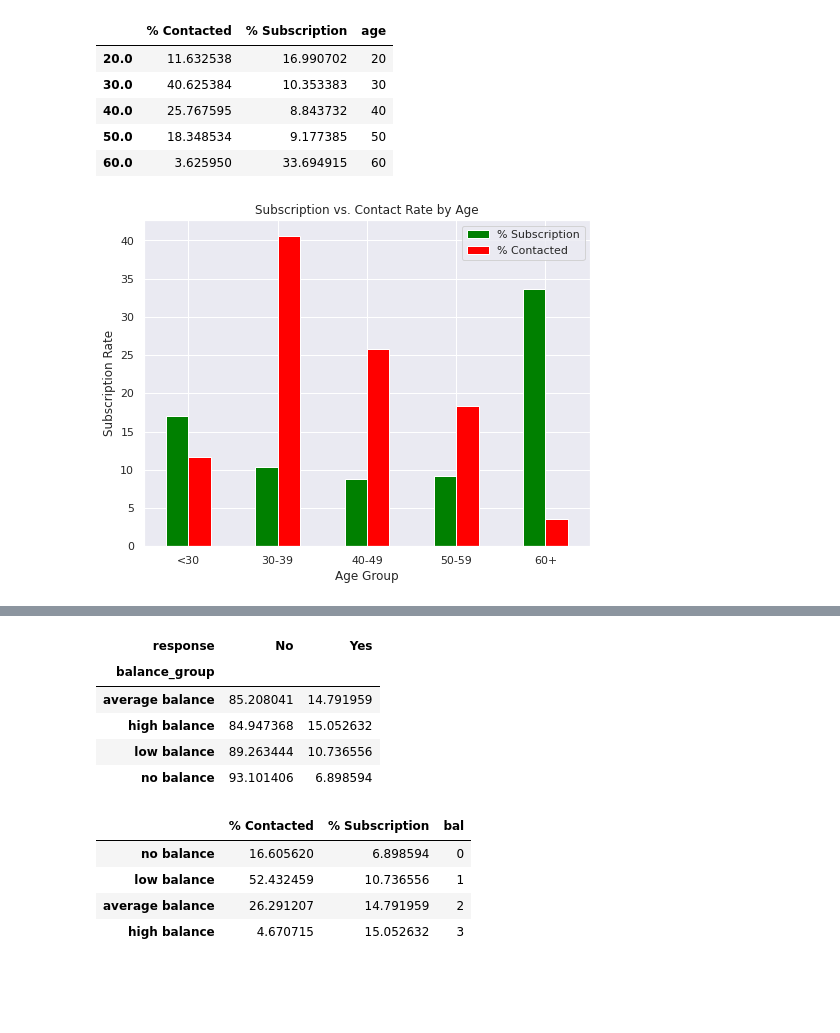
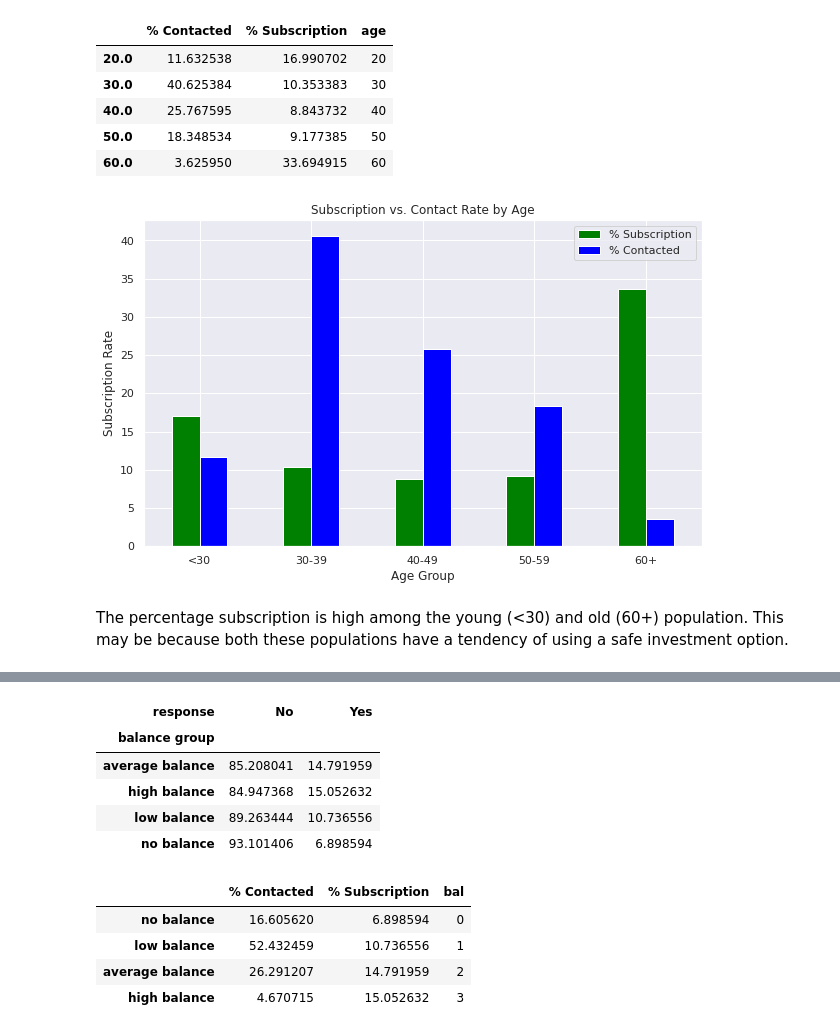
Before and after one commit to sautrikc/Bank-Campaign, a Jupyter notebook: Bank_Campaign.ipynb, the cells around one changed output, grey strips where cells are left out. Cells and saved outputs as stored; diff of their text form; code cells hidden in the pictures; blank space fills up the shorter version.

```diff
--- a/Bank_Campaign.ipynb
+++ b/Bank_Campaign.ipynb
@@ -265,11 +267,11 @@ From the heatmap of the variables, it is evident that only **duration** has a si
 # %%
 # Visualizing the response with respect to age and percentage contacted
 df_temp = df5.copy()
-df_temp.loc[df_temp["age"] < 30,  'age_group'] = 20
-df_temp.loc[(df_temp["age"] >= 30) & (df_temp["age"] <= 39), 'age_group'] = 30
-df_temp.loc[(df_temp["age"] >= 40) & (df_temp["age"] <= 49), 'age_group'] = 40
-df_temp.loc[(df_temp["age"] >= 50) & (df_temp["age"] <= 59), 'age_group'] = 50
-df_temp.loc[df_temp["age"] >= 60, 'age_group'] = 60
+df_temp.loc[df_temp["age"] < 30,  'age group'] = 20
+df_temp.loc[(df_temp["age"] >= 30) & (df_temp["age"] <= 39), 'age group'] = 30
+df_temp.loc[(df_temp["age"] >= 40) & (df_temp["age"] <= 49), 'age group'] = 40
+df_temp.loc[(df_temp["age"] >= 50) & (df_temp["age"] <= 59), 'age group'] = 50
+df_temp.loc[df_temp["age"] >= 60, 'age group'] = 60
 df_temp.sample(10)
 # %% [output]
 |  | age | job | marital | education | default | balance | housing | loan | day | month | duration | ... |
@@ -286,8 +288,9 @@ df_temp.sample(10)
 # %%
-count_age_response_pct = pd.crosstab(df_temp['response'],df_temp['age_group']).apply(lambda x: x/x.sum() * 100)
-count_age_response_pct = count_age_response_pct.transpose()
-count_age_response_pct.columns=count_age_response_pct.columns.astype(str)
-count_age_response_pct.rename(columns = {'0':'No', '1':'Yes'}, inplace = True)
-count_age_response_pct
+age_response_pct = pd.crosstab(df_temp['response'],
+                               df_temp['age group']).apply(lambda x: x/x.sum() * 100)
+age_response_pct = age_response_pct.transpose()
+age_response_pct.columns=age_response_pct.columns.astype(str)
+age_response_pct.rename(columns = {'0':'No', '1':'Yes'}, inplace = True)
+age_response_pct
 # %% [output]
 | response | No | Yes |
@@ -298,10 +301,10 @@ count_age_response_pct
 | 50.0 | 90.822615 | 9.177385 |
 | 60.0 | 66.305085 | 33.694915 |
 # %%
-age = pd.DataFrame(df_temp['age_group'].value_counts())
-age['% Contacted'] = age['age_group']*100/age['age_group'].sum()
-age['% Subscription'] = count_age_response_pct['Yes']
-age.drop('age_group',axis = 1,inplace = True)
+age = pd.DataFrame(df_temp['age group'].value_counts())
+age['% Contacted'] = age['age group']*100/age['age group'].sum()
+age['% Subscription'] = age_response_pct['Yes']
+age.drop('age group',axis = 1,inplace = True)
 
 age['age'] = [30,40,50,20,60]
 age = age.sort_values('age',ascending = True)
@@ -314,13 +317,15 @@ age
 | 50.0 | 18.348534 | 9.177385 | 50 |
 | 60.0 | 3.625950 | 33.694915 | 60 |
 # %%
-plot_age = age[['% Subscription','% Contacted']].plot(kind = 'bar',
-                                              figsize=(8,6), color = ('green','red'))
+age_plot = age[['% Subscription','% Contacted']].plot(kind = 'bar',
+                                              figsize=(10,6), color = ('green','blue'))
+plt.title('Subscription vs. Contact Rate by Age')
 plt.xlabel('Age Group')
 plt.ylabel('Subscription Rate')
 plt.xticks(np.arange(5), ('<30', '30-39', '40-49', '50-59', '60+'),rotation = 'horizontal')
-plt.title('Subscription vs. Contact Rate by Age')
 plt.show()
 # %% [output]
-[figure, old version]
+[figure, new version]
+# %% [markdown]
+The percentage subscription is high among the young (<30) and old (60+) population. This may be because both these populations have a tendency of using a safe investment option.
 # %%
@@ -338,14 +343,15 @@ df_temp.head(5)
 | 5 | 35 | management | married | tertiary | no | 231 | yes | no | 5 | 5 | 2.32 | ... |
 | 6 | 28 | management | single | tertiary | no | 447 | yes | yes | 5 | 5 | 3.62 | ... |
 # %%
-count_balance_response_pct = pd.crosstab(df_temp['response'],df_temp['balance_group']).apply(lambda x: x/x.sum() * 100)
-count_balance_response_pct = count_balance_response_pct.transpose()
-count_balance_response_pct.columns=count_balance_response_pct.columns.astype(str)
-count_balance_response_pct.rename(columns={'0':'No', '1':'Yes'},inplace=True)
-count_balance_response_pct
+balance_response_pct = pd.crosstab(df_temp['response'],
+                                   df_temp['balance group']).apply(lambda x: x/x.sum() * 100)
+balance_response_pct = balance_response_pct.transpose()
+balance_response_pct.columns=balance_response_pct.columns.astype(str)
+balance_response_pct.rename(columns={'0':'No', '1':'Yes'},inplace=True)
+balance_response_pct
 # %% [output]
 | response | No | Yes |
-| balance_group |  |  |
+| balance group |  |  |
 | average balance | 85.208041 | 14.791959 |
 | high balance | 84.947368 | 15.052632 |
 | low balance | 89.263444 | 10.736556 |
```
Also changed, not shown: parts of 35 cells of this notebook.
